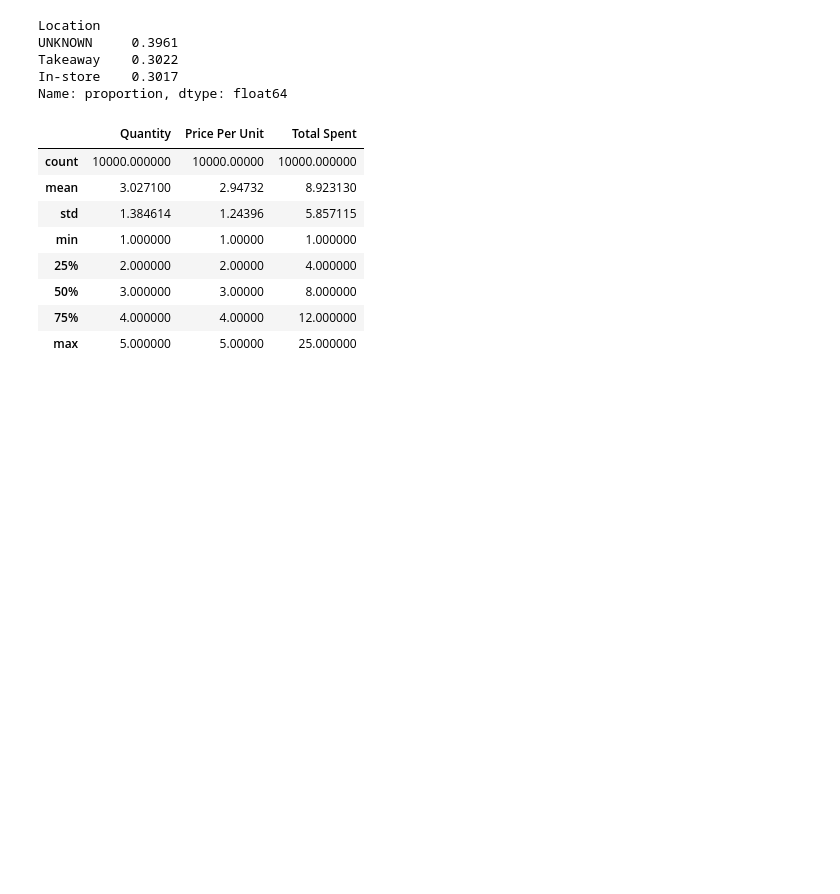
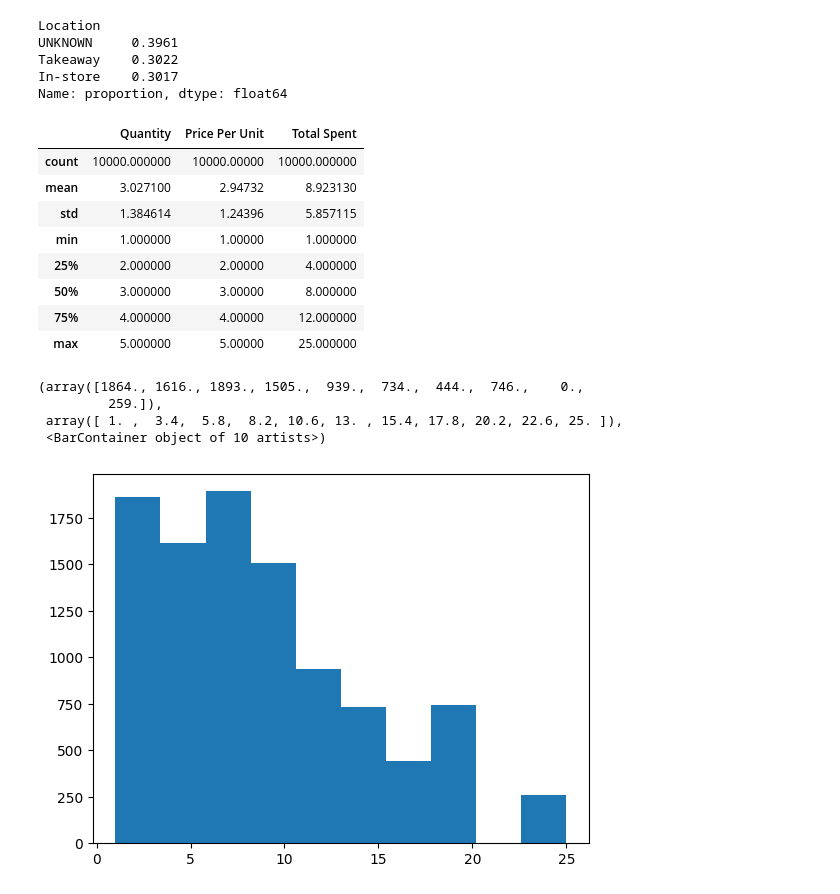
Before and after one commit to dewang002/EDA_Cafe, a Jupyter notebook: EDA_cafe_data.ipynb, the cells around one changed output. Drawn from its saved outputs; the diff is of its cells as text; code cells hidden in the pictures; blank space fills up the shorter version.

```diff
--- a/EDA_cafe_data.ipynb
+++ b/EDA_cafe_data.ipynb
@@ -125,3 +125,11 @@ df.describe()
 | 50% | 3.000000 | 3.00000 | 8.000000 |
 | 75% | 4.000000 | 4.00000 | 12.000000 |
 | max | 5.000000 | 5.00000 | 25.000000 |
+# %%
+plt.hist(df['Total Spent'])
+# %% [output]
+(array([1864., 1616., 1893., 1505.,  939.,  734.,  444.,  746.,    0.,
+         259.]),
+ array([ 1. ,  3.4,  5.8,  8.2, 10.6, 13. , 15.4, 17.8, 20.2, 22.6, 25. ]),
+ <BarContainer object of 10 artists>)
+[figure, added]
```
Also changed, not shown: parts of 5 cells of this notebook.
